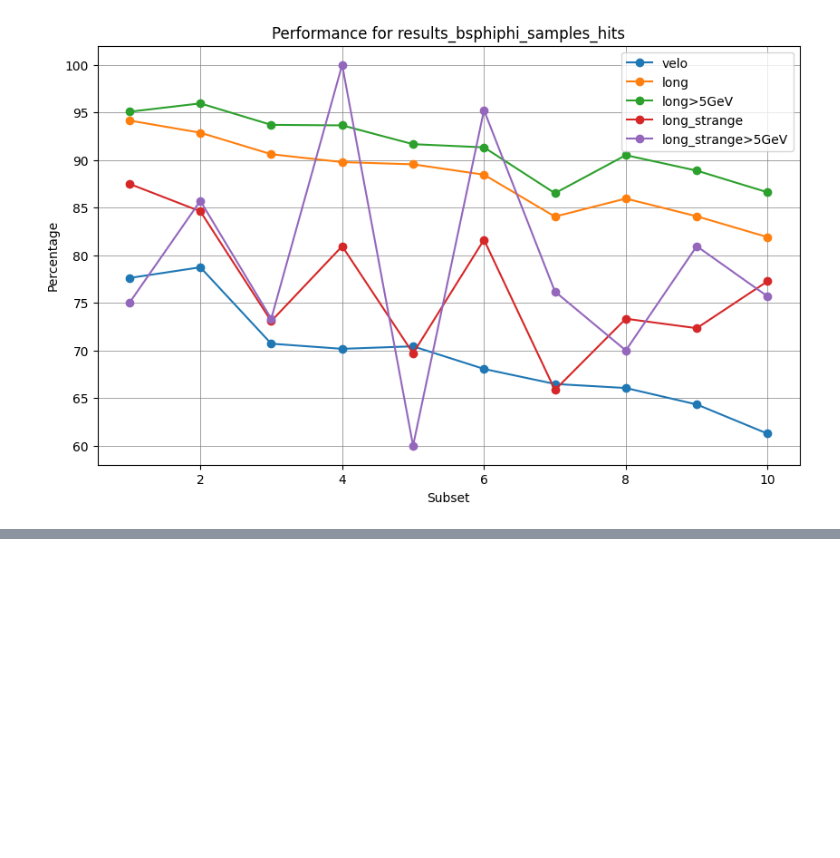
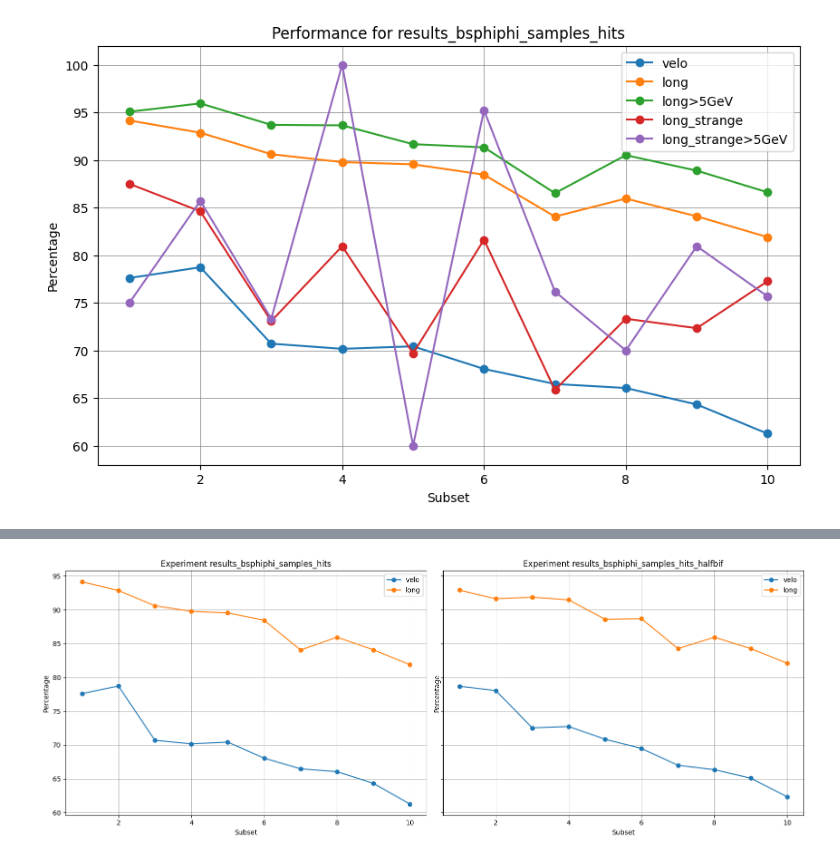
Before and after one commit to alawaree/Code_Thesis_HopfieldNetwork_VELO, a Jupyter notebook: results_analysis/plots_results_10_subsets.ipynb, the cells around one changed output, grey strips where cells are left out. Cells and saved outputs as stored; diff of their text form; code cells hidden in the pictures; blank space fills up the shorter version.

```diff
--- a/results_analysis/plots_results_10_subsets.ipynb
+++ b/results_analysis/plots_results_10_subsets.ipynb
@@ -440,0 +472,6 @@ plt.tight_layout()
+# %%
+exp_names = ['results_bsphiphi_samples_hits', 'results_bsphiphi_samples_hits_halfbif']
+metrics_names = ['velo', 'long']
+plot_reconstruction_eff_experiments_side(exp_names, metrics_names)
+# %% [output]
+[figure, added]
```
Also changed, not shown: parts of 17 cells of this notebook.
